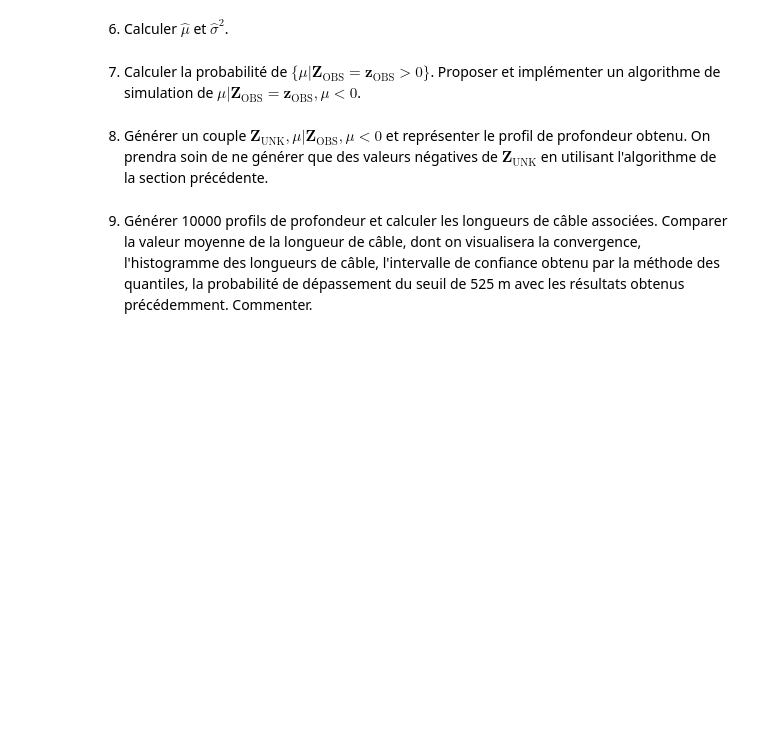
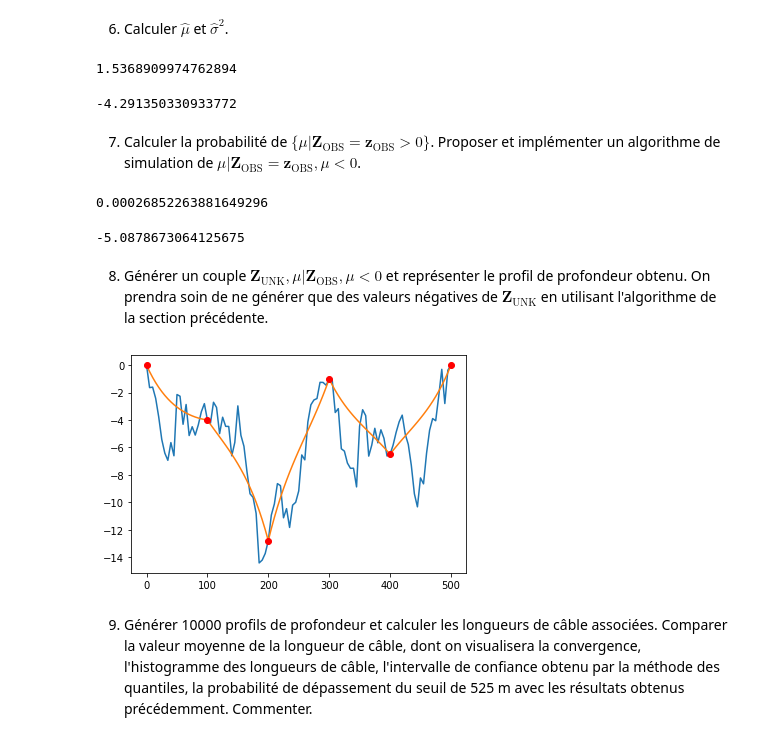
Before and after one commit to guillaumerichard2020/Projet-Num-rique-Probabilit-s, a Jupyter notebook: Projet numérique de Probabilités 2021.ipynb, the cells around one changed output. Cells and saved outputs as stored; diff of their text form; code cells hidden in the pictures; blank space fills up the shorter version.

```diff
--- a/Projet numérique de Probabilités 2021.ipynb
+++ b/Projet numérique de Probabilités 2021.ipynb
@@ -375,5 +375,15 @@ mais ce calcul a peu de chances d'aboutir.
 On va plutôt procéder par simulations en cascade, c'est-à-dire que pour chaque simulation de $\mathbf{Z}_{\text{UNK}}$, on va d'abord générer une valeur $\mu^\star$ de $\mu$ selon $f_{\mu | \mathbf{Z}_{\text{OBS}}= \mathbf{z}_{\text{OBS}}}$ puis on simulera $\mathbf{Z}_{\text{UNK}}$ selon $f_{\mathbf{Z}_{\text{UNK}}| \mathbf{Z}_{\text{OBS}} = \mathbf{z}_{\text{OBS}},\mu = \mu^\star}$.
 # %% [markdown]
 6. Calculer $\widehat{\mu}$ et $\widehat{\sigma}^2$.
+# %%
+sigma_circ_carre = 1/(np.matmul(np.transpose(np.ones(6)),np.matmul(np.linalg.inv(SigmaObs),np.ones(6)))+1/4)
+sigma_circ_carre
+# %% [output]
+1.5368909974762894
+# %%
+mu_circ = sigma_circ_carre*(np.matmul(np.transpose(np.ones(6)),np.matmul(np.linalg.inv(SigmaObs),depth))-5/4)
+mu_circ
+# %% [output]
+-4.291350330933772
 # %% [markdown]
 7. Calculer la probabilité de $\{\mu| \mathbf{Z}_{\text{OBS}} = \mathbf{z}_{\text{OBS}} > 0\}$. Proposer et implémenter un algorithme de simulation de $\mu| \mathbf{Z}_{\text{OBS}} = \mathbf{z}_{\text{OBS}}, \mu <0$.
@@ -380,4 +396,69 @@ On va plutôt procéder par simulations en cascade, c'est-à-dire que pour chaqu
+# %%
+P = 1-0.5*(1+(2/(np.sqrt(np.pi))*sc.quad(f,0,-mu_circ/(np.sqrt(2*sigma_circ_carre)))[0]))
+P
+# %% [output]
+0.00026852263881649296
+# %%
+#On utile l'exercice Simulation de la loi gaussienne par la méthode de rejet du chapitre Probabilité 5 pour simuler la loi gaussienne centrée réduite X puis on pose mu = mu_circ + np.sqrt(sigma_circ_carre)*X pour simuler mu, et on recommence jusqu'à obtenir un mu<0
+
+def rlaplace(n):
+    u = np.random.rand(n)
+    x = np.sign(u-1/2)*np.log(1-2*np.abs(u-1/2))
+    return x
+
+def rgaussian(n):
+    C=2*np.sqrt(np.exp(1)/(2*np.pi))
+    x=np.empty(n)
+
+    for i in range(n) :
+	    y=rlaplace(1)
+	    u=np.random.rand(1)
+	    a=u*1/2*np.exp(-np.abs(y))*C
+
+	    while a>sps.norm.pdf(y) :
+		    y=rlaplace(1)
+		    u=np.random.rand(1)
+		    a=u*1/2*np.exp(-np.abs(y))*C
+
+	    x[i]=y
+
+    return x
+
+x=rgaussian(1)
+mu = mu_circ + np.sqrt(sigma_circ_carre)*x[0]
+while mu>0:
+    x=rgaussian(1)
+    mu = mu_circ + np.sqrt(sigma_circ_carre)*x[0]
+
+mu
+# %% [output]
+-5.0878673064125675
 # %% [markdown]
 8. Générer un couple $\mathbf{Z}_{\text{UNK}}, \mu| \mathbf{Z}_{\text{OBS}}, \mu <0$ et représenter le profil de profondeur obtenu. On prendra soin de ne générer que des valeurs négatives de $\mathbf{Z}_{\text{UNK}}$ en utilisant l'algorithme de la section précédente.
+# %%
+y=rgaussian(1)
+mu = mu_circ + np.sqrt(sigma_circ_carre)*y[0]
+while mu>0:
+    y=rgaussian(1)
+    mu = mu_circ + np.sqrt(sigma_circ_carre)*y[0]
+
+Ec= mu+np.matmul(np.transpose(SigmaObsUnknown),np.matmul(np.linalg.inv(SigmaObs),depth-mu))
+
+Cholesky = np.linalg.cholesky(SigmaCond)
+x = np.random.normal(0,1,np.shape(unknown_indexes)[0])
+simu = Ec + np.matmul(Cholesky,x)
+while(np.max(simu)>0):
+    x = np.random.normal(0,1,np.shape(unknown_indexes)[0])
+    simu = Ec + np.matmul(Cholesky,x)
+# %%
+allval5 = np.zeros(N)
+allval5[unknown_indexes]=simu
+allval5[observation_indexes]=depth
+plt.plot(discretization,allval5)
+plt.plot(discretization,allval1)
+plt.plot(discretization[observation_indexes], depth, 'ro')
+plt.show()
+# %% [output]
+[figure, added]
 # %% [markdown]
 9. Générer 10000 profils de profondeur et calculer les longueurs de câble associées. Comparer la valeur moyenne de la longueur de câble, dont on visualisera la convergence, l'histogramme des longueurs de câble, l'intervalle de confiance obtenu par la méthode des quantiles, la probabilité de dépassement du seuil de 525 m avec les résultats obtenus précédemment. Commenter.
```
Also changed, not shown: parts of 22 cells of this notebook.
